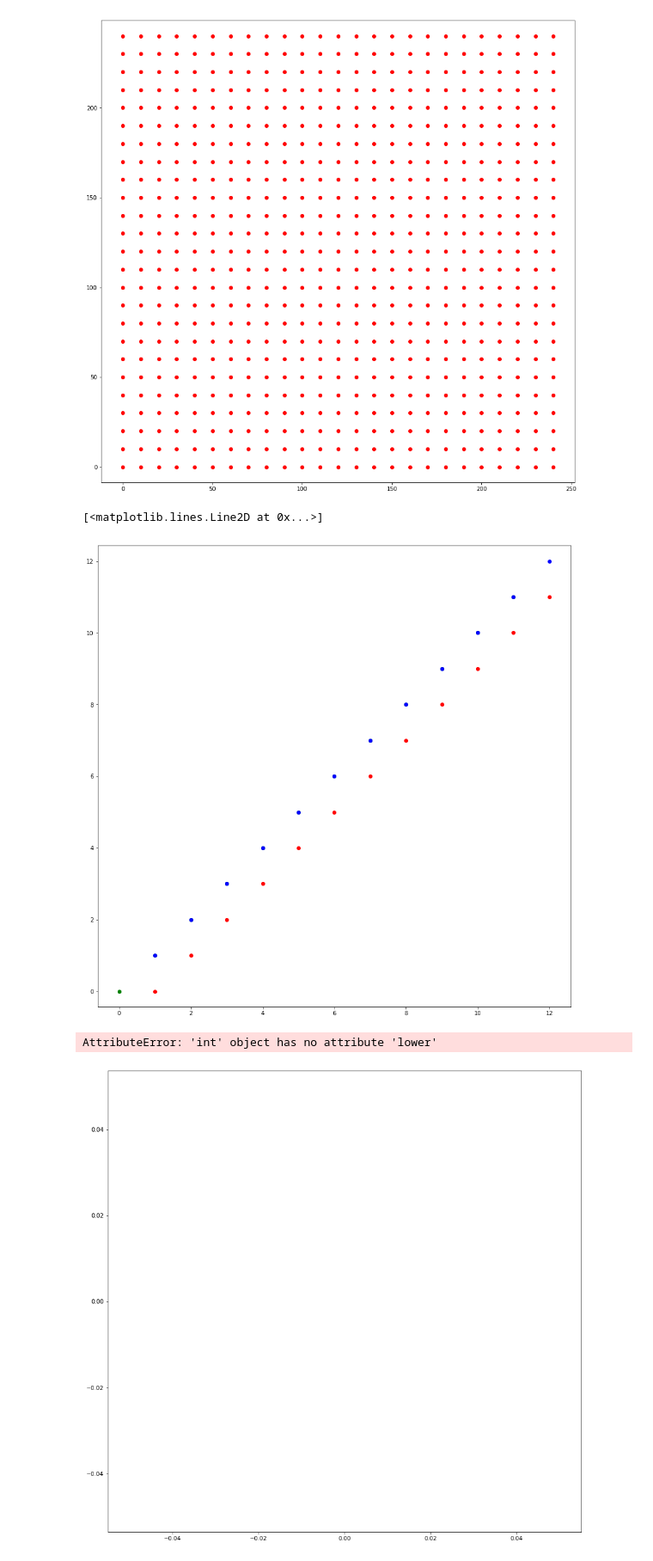
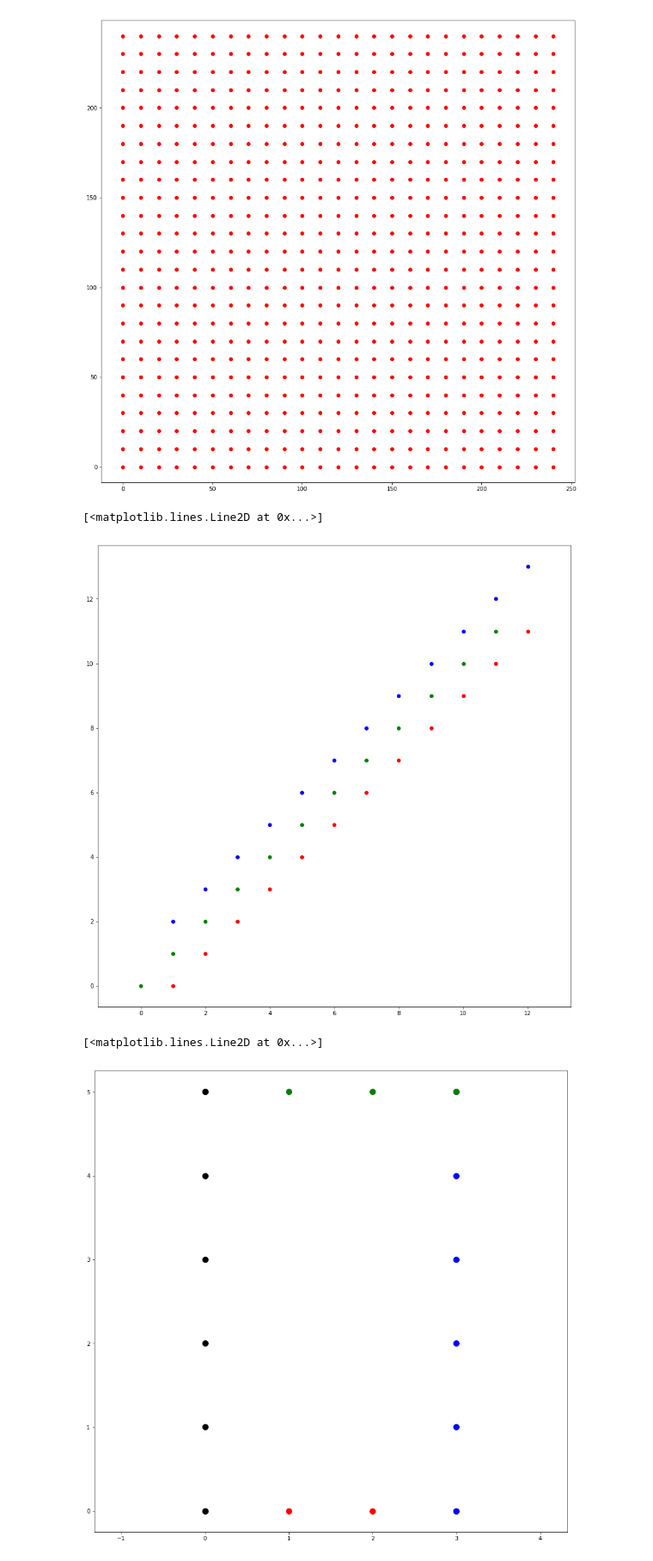
Before and after one commit to weichengyuan1226/MAS-2021, a Jupyter notebook: 01_python_basics/Basics_excercises.ipynb, the cells around one changed output. Shown at 86% size. Cells and saved outputs as stored; diff of their text form; code cells hidden in the pictures.

```diff
--- a/01_python_basics/Basics_excercises.ipynb
+++ b/01_python_basics/Basics_excercises.ipynb
@@ -21,6 +24,9 @@ plt.plot(x, y, 'ro')
 [<matplotlib.lines.Line2D at 0x...>]
 [figure]
 # %%
+########################
+###### diagonal
+
 plt.figure(figsize = (15,15))
 plt.axis('equal')
 
@@ -39,46 +45,51 @@ for i in range(N):
 plt.plot(x,y,'ro', color='red')
 
 for i in range(N):
-    y[i] += 1.0
+    y[i] += 2.0
 plt.plot(x,y,'ro', color='blue')
 # %% [output]
 [<matplotlib.lines.Line2D at 0x...>]
-[figure, old version]
+[figure, new version]
 # %%
+########################
+###### square
+
 plt.figure(figsize = (15,15))
 plt.axis('equal')
 
 Nx=4
 Ny=6
 d = 1.0
 
 x1, y1 = [],[]
 x2, y2 = [],[]
 x3, y3 = [],[]
 x4, y4 = [],[]
 
-plt.yscale(10)
-
+# plt.yscale(10)
+#
 for i in range(Nx):
     x1.append(i*d)
     y1.append(0)
 plt.plot(x1,y1,'ro', color='red', markersize=10)
 
 for j in range(Ny):
     x2.append((Nx-1)*d)
     y2.append(j*d)
 plt.plot(x2,y2,'ro', color='blue', markersize=10)
 
 
 for i in range(Nx):
     x3.append(i*d)
     y3.append((Ny-1)*d)
 plt.plot(x3,y3,'ro', color='green', markersize=10)
 
 for j in range(Ny):
     x4.append(0)
     y4.append(j*d)
 plt.plot(x4,y4,'ro', color='black', markersize=10)
+
+## Question: what happened to the corners? Why?
 # %% [output]
-AttributeError: 'int' object has no attribute 'lower'
+[<matplotlib.lines.Line2D at 0x...>]
-[figure, old version]
+[figure, new version]
```
Also changed, not shown: parts of 2 cells of this notebook.
